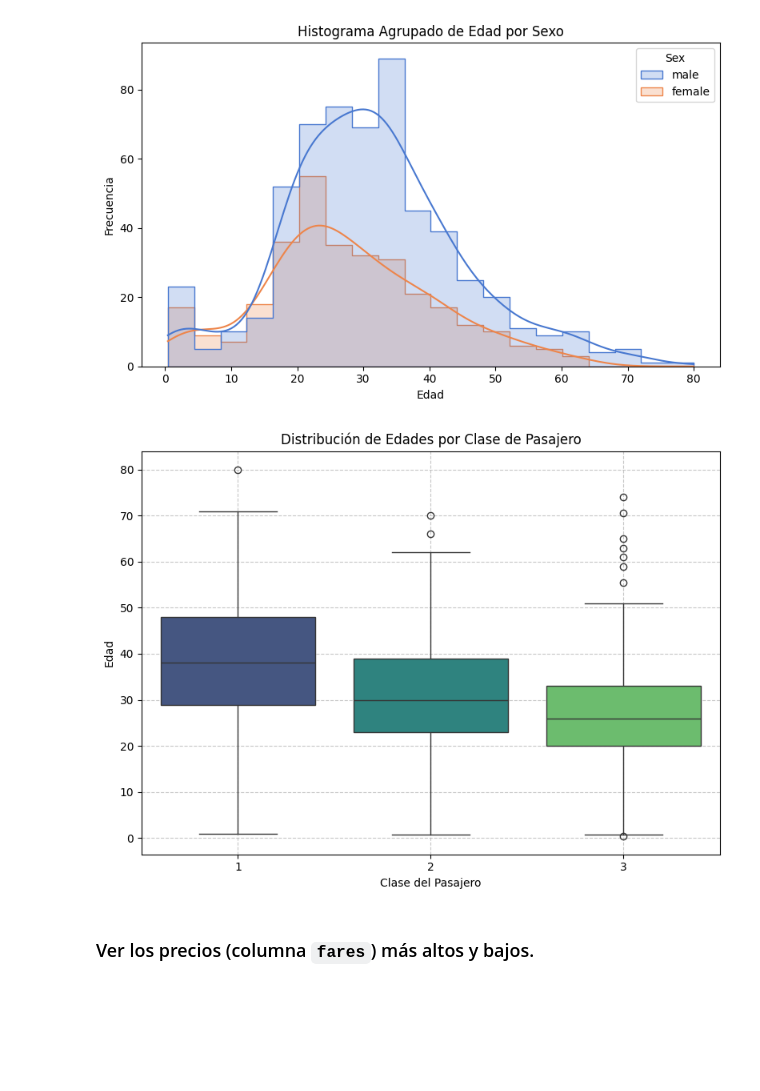
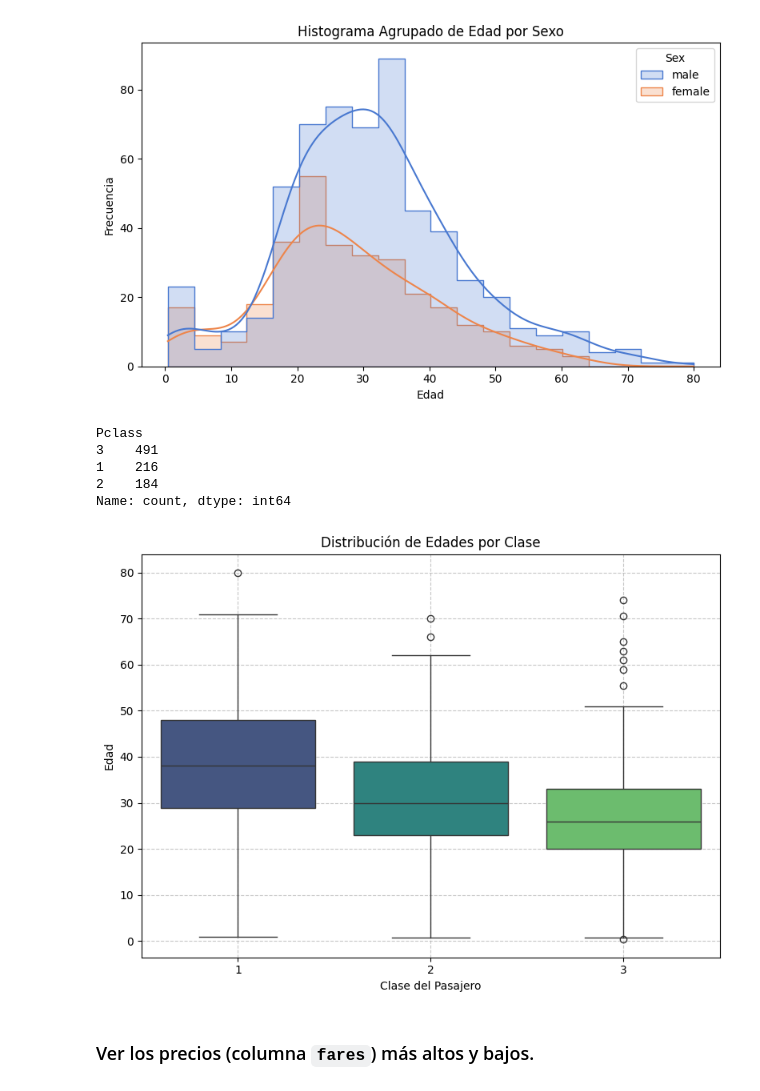
Before and after one commit to osvalcde/PROYECTO_M1, a Jupyter notebook: [Osvaldo Ej 3]Titanic.ipynb, the cells around one changed output. Saved outputs shown, nothing was run; the diff lists cells and outputs as text; code cells hidden in the pictures; blank space fills up the shorter version.

```diff
--- a/[Osvaldo Ej 3]Titanic.ipynb
+++ b/[Osvaldo Ej 3]Titanic.ipynb
@@ -303,17 +333,28 @@ plt.tight_layout()
 plt.show()
 # %% [output]
 [figure]
+# %%
+# Calcular el total de pasajeros por clase
+total_pclass = df['Pclass'].value_counts()
+
+print(total_pclass)
+# %% [output]
+Pclass
+3    491
+1    216
+2    184
+Name: count, dtype: int64
 # %%
 plt.figure(figsize=(8, 6))
 sns.boxplot(x='Pclass', y='Age', data=df, palette='viridis')
-plt.title('Distribución de Edades por Clase de Pasajero')
+plt.title('Distribución de Edades por Clase')
 plt.xlabel('Clase del Pasajero')
 plt.ylabel('Edad')
 plt.grid(True, linestyle='--', alpha=0.7)
 plt.tight_layout()
 plt.show()
 # %% [output]
-[figure, old version]
+[figure, new version]
 # %%
 import plotly.io as pio
 
```
Also changed, not shown: parts of 14 cells of this notebook, 2 other files.
